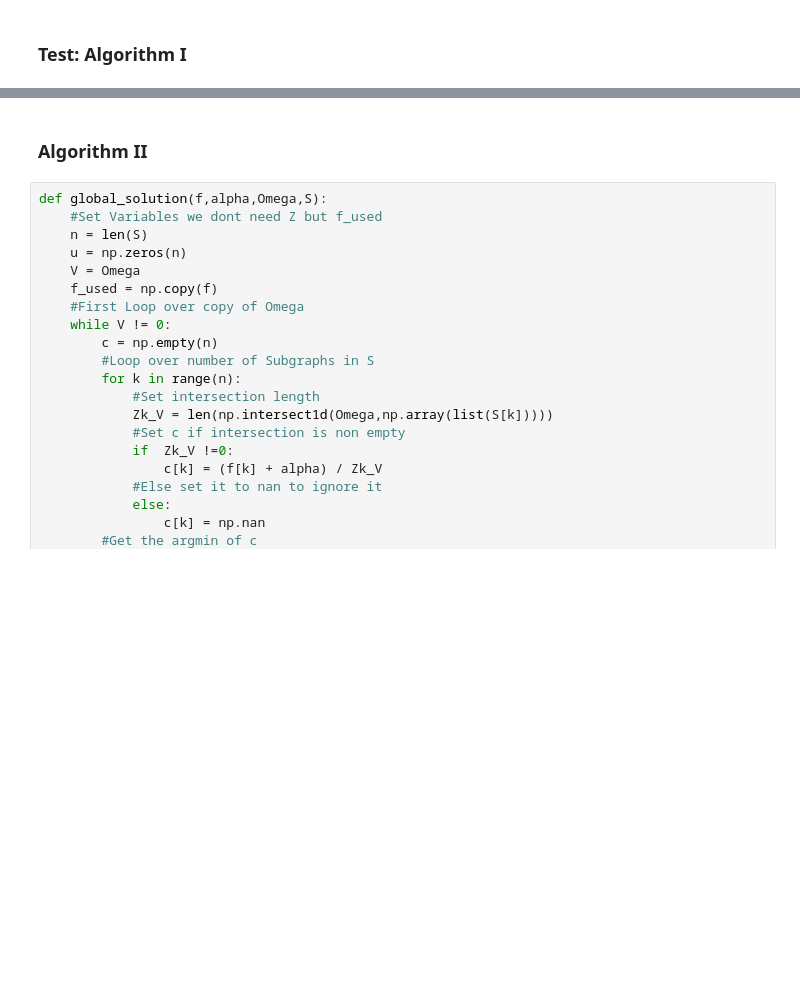
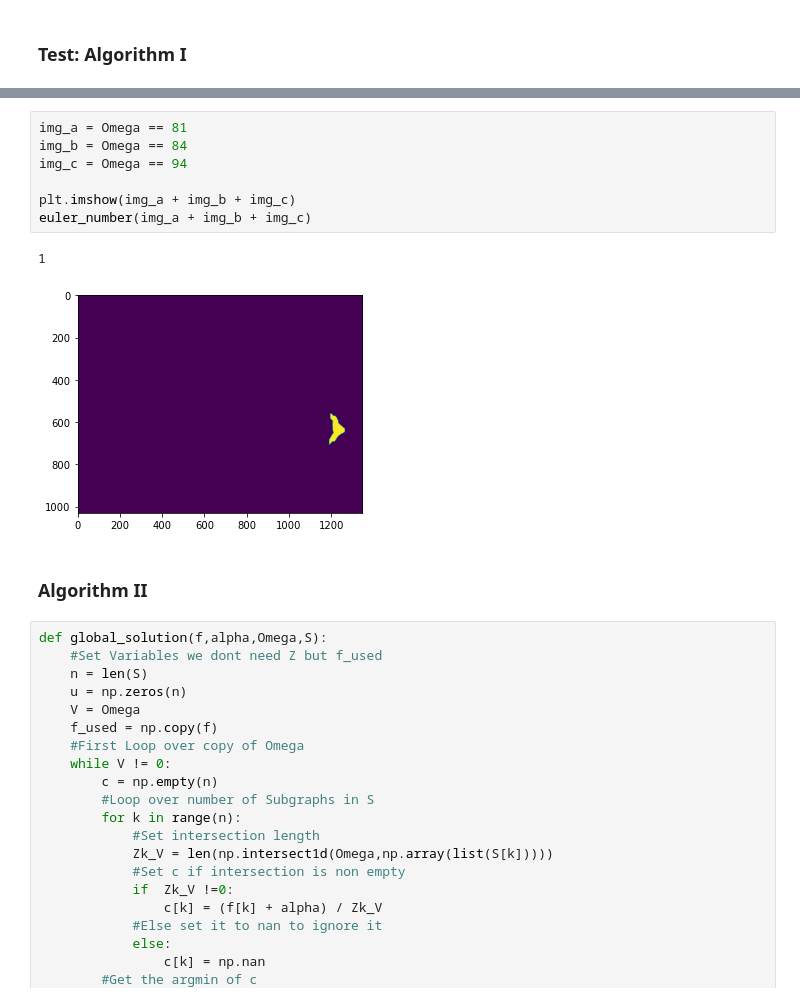
Before and after one commit to Jacob-Relle/MIP-Projekt, a Jupyter notebook: Project.ipynb, the cells around one changed output, grey strips where cells are left out. Cells and saved outputs as stored; diff of their text form; blank space fills up the shorter version.

```diff
--- a/Project.ipynb
+++ b/Project.ipynb
@@ -91,3 +118,13 @@ print(S)
+# %%
+img_a = Omega == 81
+img_b = Omega == 84
+img_c = Omega == 94
+
+plt.imshow(img_a + img_b + img_c)
+euler_number(img_a + img_b + img_c)
+# %% [output]
+1
+[figure, added]
 # %% [markdown]
 ### Algorithm II
 # %%
```
Also changed, not shown: parts of 7 cells of this notebook.
